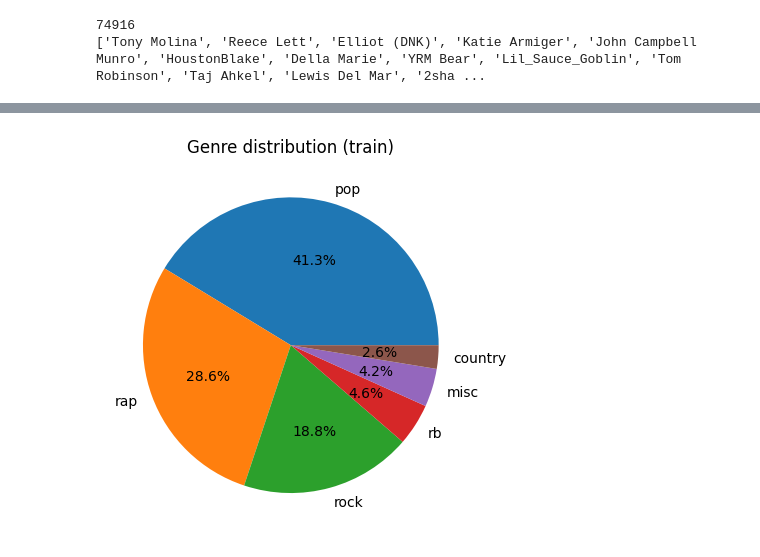
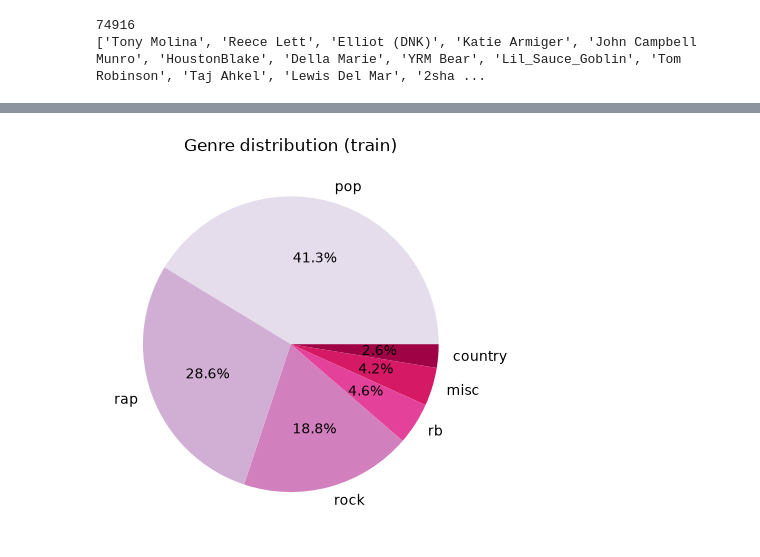
Before and after one commit to jnfpm/Text-Mining-, a Jupyter notebook: EDA.ipynb, the cells around one changed output, grey strips where cells are left out. Saved outputs shown, nothing was run; the diff lists cells and outputs as text; code cells hidden in the pictures.

```diff
--- a/EDA.ipynb
+++ b/EDA.ipynb
@@ -210,8 +228,9 @@ print(df_train['artist'].unique().tolist())
 # %%
-# Estrutura das categorias nos datasets
+# Checking genre balance in the training dataset
 
-df_train['tag'].value_counts().plot.pie(autopct ='%1.1f%%', ylabel = '')
+palette = sns.color_palette('PuRd', n_colors=df_train['tag'].nunique())
+df_train['tag'].value_counts().plot.pie(autopct ='%1.1f%%', ylabel = '', colors=palette)
 plt.title('Genre distribution (train)')
 plt.show()
 # %% [output]
-[figure, old version]
+[figure, new version]
```
Also changed, not shown: parts of 64 cells of this notebook, 2 other files.
